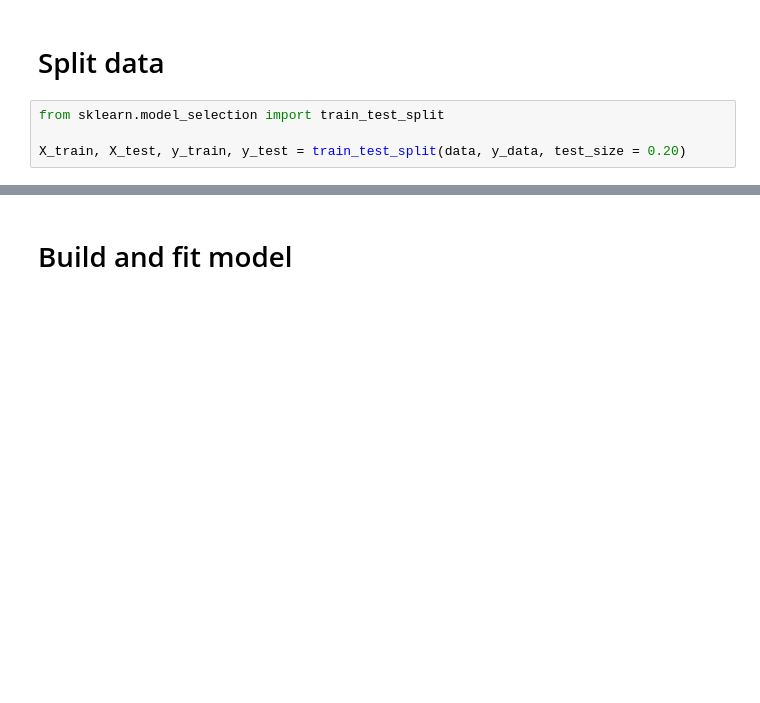
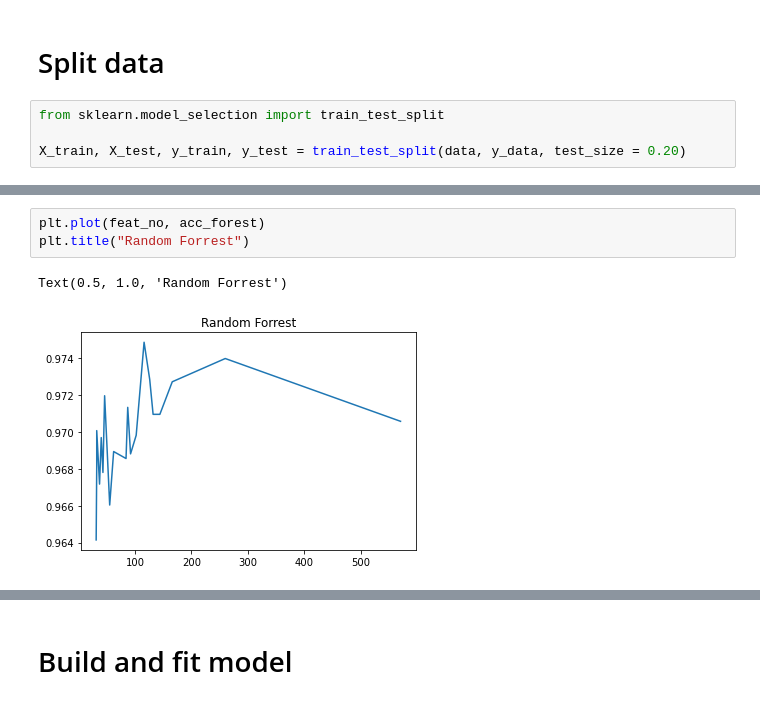
Before and after one commit to mati9725/hackathon, a Jupyter notebook: train_model.ipynb, the cells around one changed output, grey strips where cells are left out. Cells and saved outputs as stored; diff of their text form; blank space fills up the shorter version.

```diff
--- a/train_model.ipynb
+++ b/train_model.ipynb
@@ -333,0 +263,6 @@ for results in zip(threshs, feat_no, acc_forest, acc_svc):
+# %%
+plt.plot(feat_no, acc_forest)
+plt.title("Random Forrest")
+# %% [output]
+Text(0.5, 1.0, 'Random Forrest')
+[figure, added]
```
Also changed, not shown: parts of 44 cells of this notebook.
